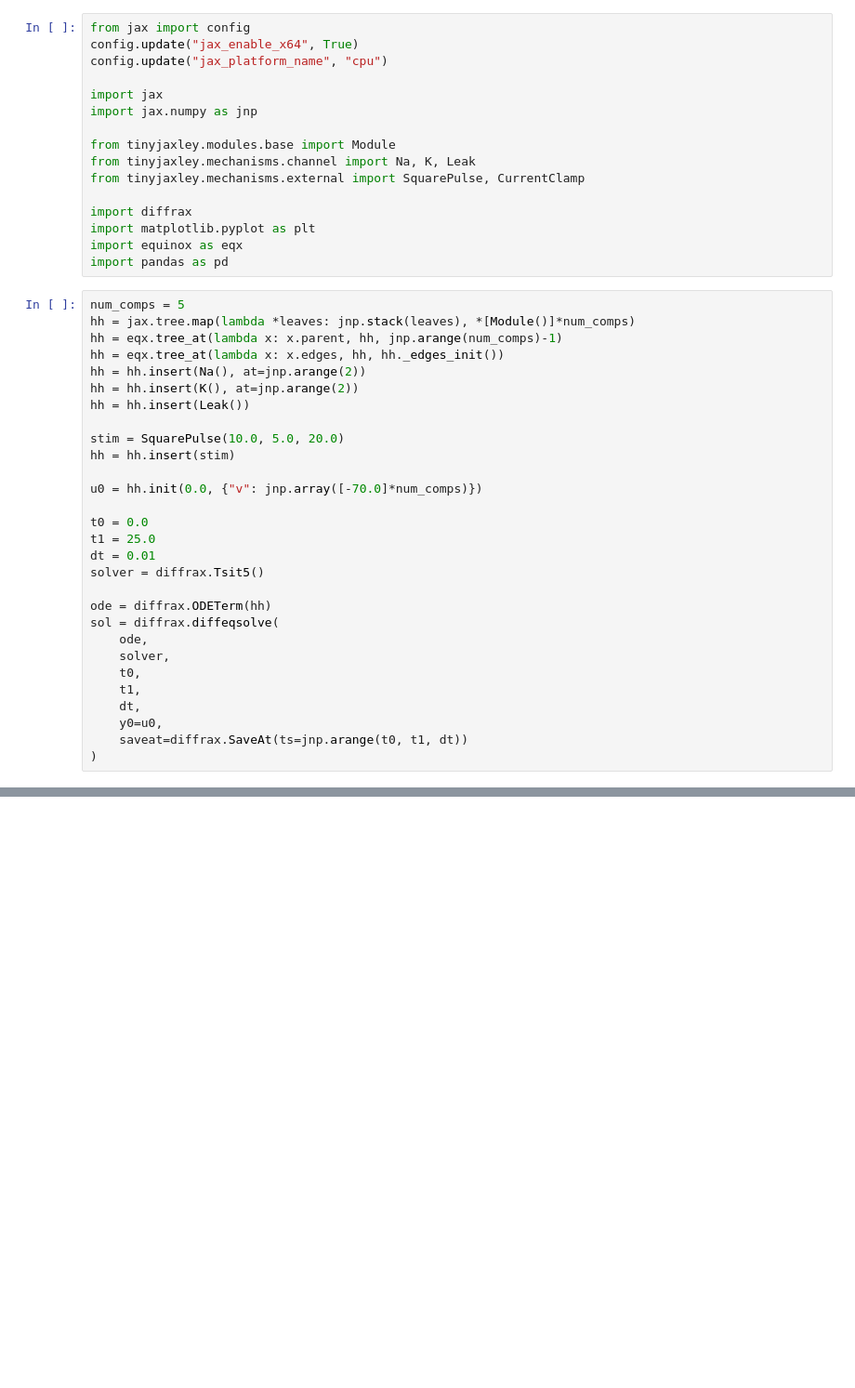
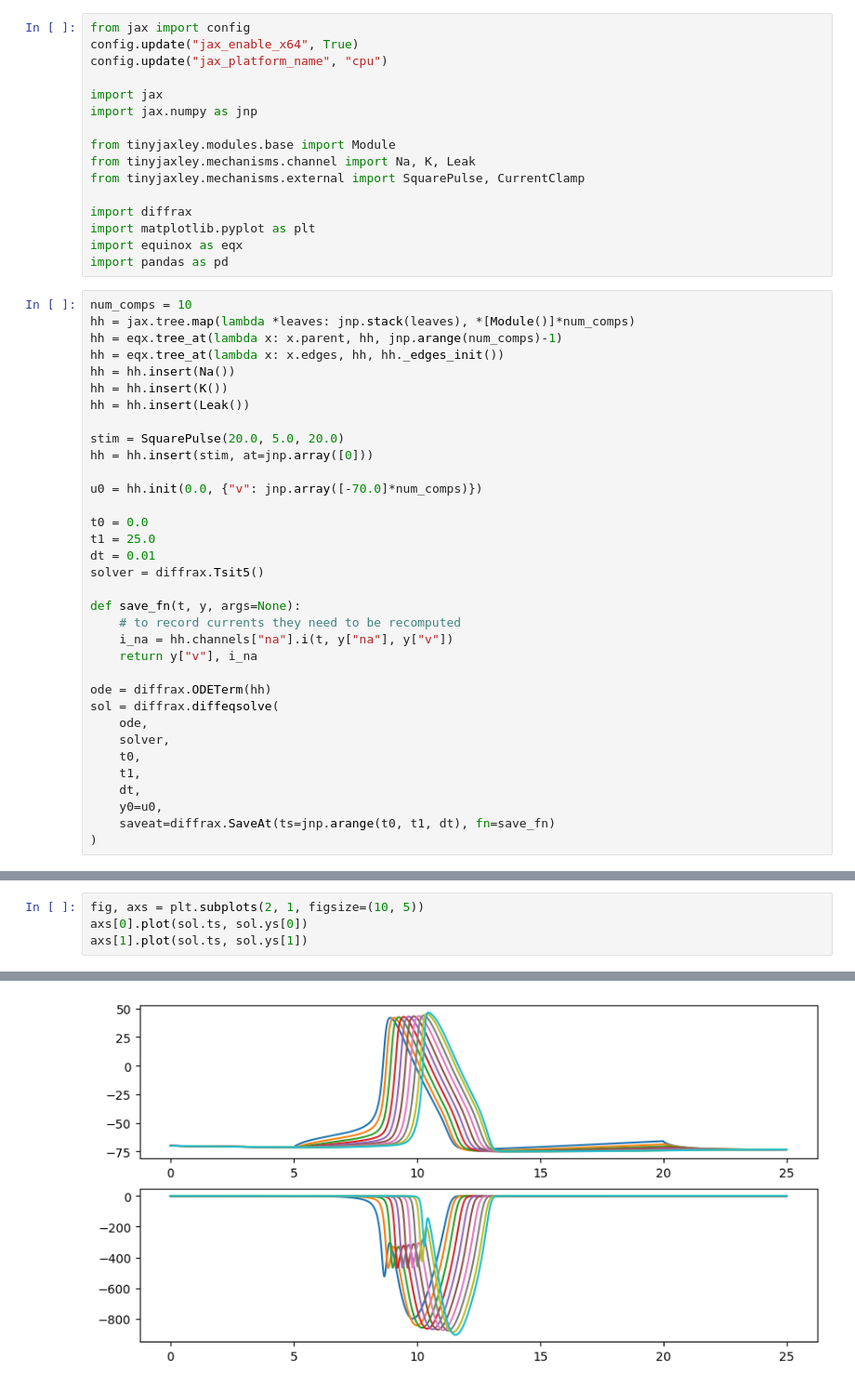
Before and after one commit to jnsbck/tinyjaxley, a Jupyter notebook: dev.ipynb, the cells around one changed output, grey strips where cells are left out. Shown at 93% size. Cells and saved outputs as stored; diff of their text form; blank space fills up the shorter version.

```diff
--- a/dev.ipynb
+++ b/dev.ipynb
@@ -18,16 +18,16 @@ import matplotlib.pyplot as plt
 import equinox as eqx
 import pandas as pd
 # %%
-num_comps = 5
+num_comps = 10
 hh = jax.tree.map(lambda *leaves: jnp.stack(leaves), *[Module()]*num_comps)
 hh = eqx.tree_at(lambda x: x.parent, hh, jnp.arange(num_comps)-1)
 hh = eqx.tree_at(lambda x: x.edges, hh, hh._edges_init())
-hh = hh.insert(Na(), at=jnp.arange(2))
-hh = hh.insert(K(), at=jnp.arange(2))
+hh = hh.insert(Na())
+hh = hh.insert(K())
 hh = hh.insert(Leak())
 
-stim = SquarePulse(10.0, 5.0, 20.0)
-hh = hh.insert(stim)
+stim = SquarePulse(20.0, 5.0, 20.0)
+hh = hh.insert(stim, at=jnp.array([0]))
 
 u0 = hh.init(0.0, {"v": jnp.array([-70.0]*num_comps)})
 
@@ -35,6 +35,11 @@ t0 = 0.0
 t1 = 25.0
 dt = 0.01
 solver = diffrax.Tsit5()
+
+def save_fn(t, y, args=None):
+    # to record currents they need to be recomputed
+    i_na = hh.channels["na"].i(t, y["na"], y["v"])
+    return y["v"], i_na
 
 ode = diffrax.ODETerm(hh)
 sol = diffrax.diffeqsolve(
@@ -44,5 +49,5 @@ sol = diffrax.diffeqsolve(
     t1,
     dt,
     y0=u0,
-    saveat=diffrax.SaveAt(ts=jnp.arange(t0, t1, dt))
+    saveat=diffrax.SaveAt(ts=jnp.arange(t0, t1, dt), fn=save_fn)
 )
@@ -57,0 +67,5 @@ plt.plot(sol.ts, sol.ys["v"])
+# %%
+fig, axs = plt.subplots(2, 1, figsize=(10, 5))
+axs[0].plot(sol.ts, sol.ys[0])
+axs[1].plot(sol.ts, sol.ys[1])
+# %% [output]
@@ -57,0 +82 @@ plt.plot(sol.ts, sol.ys["v"])
+[figure, added]
```
Also changed, not shown: parts of 4 cells of this notebook, 3 other files.
